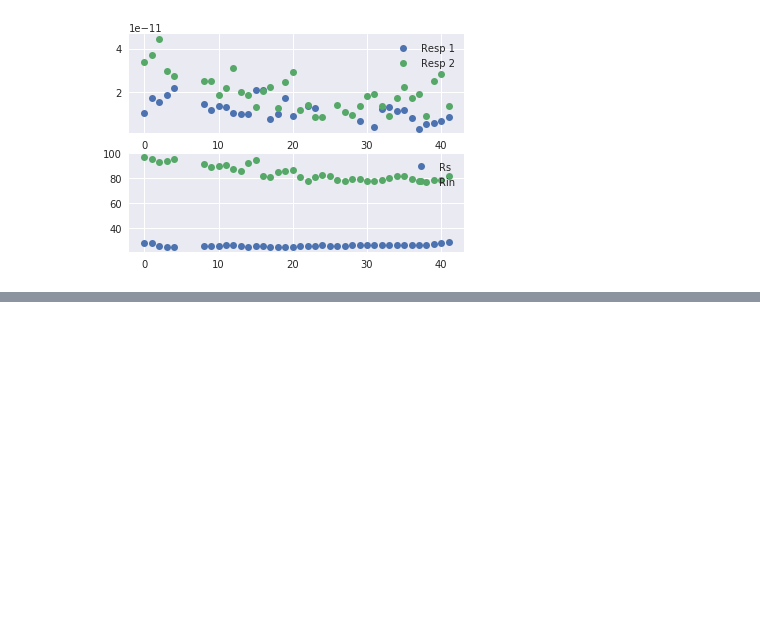
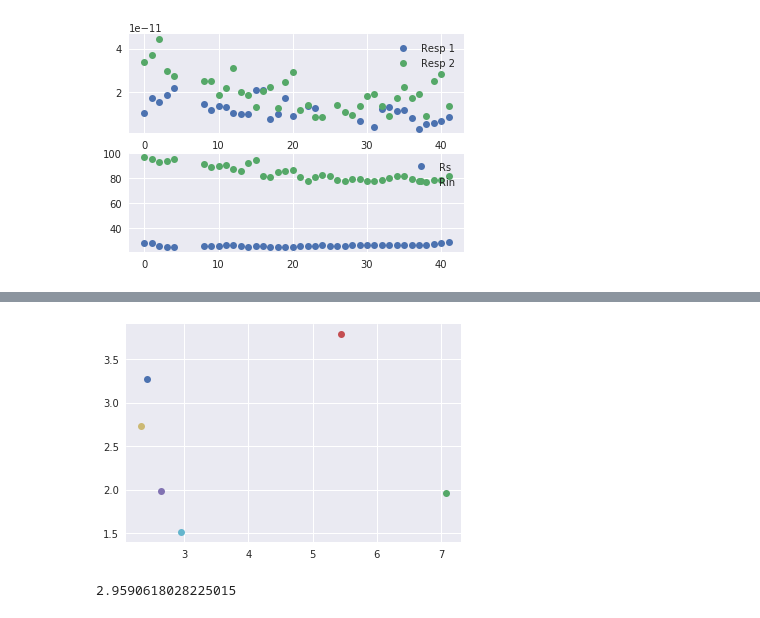
Before and after one commit to ShuangLiBCM/Patch_data_ana, a Jupyter notebook: Notebooks/Figure_noasso_LTD_2.ipynb, the cells around one changed output, grey strips where cells are left out. Drawn from its saved outputs; the diff is of its cells as text; code cells hidden in the pictures; blank space fills up the shorter version.

```diff
--- a/Notebooks/Figure_noasso_LTD_2.ipynb
+++ b/Notebooks/Figure_noasso_LTD_2.ipynb
@@ -143,0 +152,18 @@ post_2Hz_reci.to_pickle('post_2Hz_reci')
+# %%
+for i in range(len(post_2Hz_reci)):
+    bef_PPR_mean = np.nanmean(post_2Hz_reci.iloc[i]['Before']['PPR'][-5:])
+    bef_PPR_std = np.nanstd(post_2Hz_reci.iloc[i]['Before']['PPR'][-5:])
+    bef_PPR_cv = 1 / np.square(bef_PPR_mean / bef_PPR_std)
+    post_end = post_2Hz_reci.iloc[i]['elimi'] - 8
+    aft_PPR_mean = np.nanmean(post_2Hz_reci.iloc[i]['After']['PPR'][post_end-10:post_end])
+    aft_PPR_std = np.nanstd(post_2Hz_reci.iloc[i]['After']['PPR'][post_end-10:post_end])
+    aft_PPR_cv = 1 / np.square(aft_PPR_mean / aft_PPR_std)
+    norm_1_cv2 =
+    plt.plot(bef_PPR_cv, aft_PPR_cv, 'o')
+    plt.plot()
+# %% [output]
+[figure, added]
+# %%
+bef_PPR_cv
+# %% [output]
+2.9590618028225015
```
Also changed, not shown: parts of 8 cells of this notebook, 7 other files.
